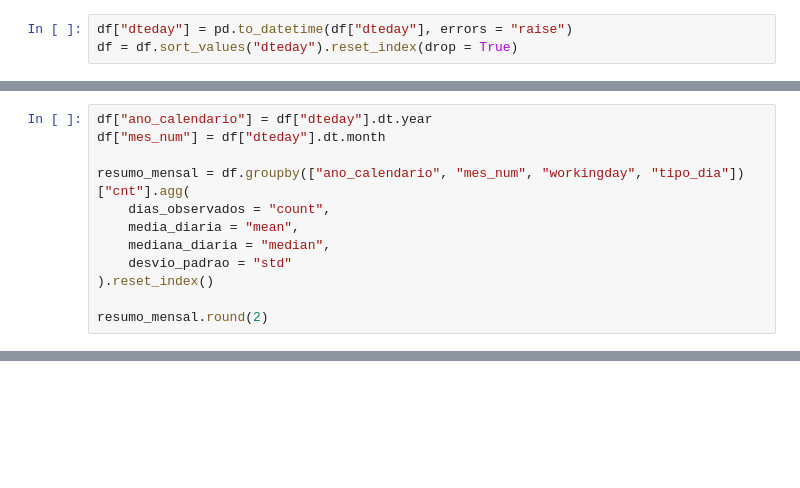
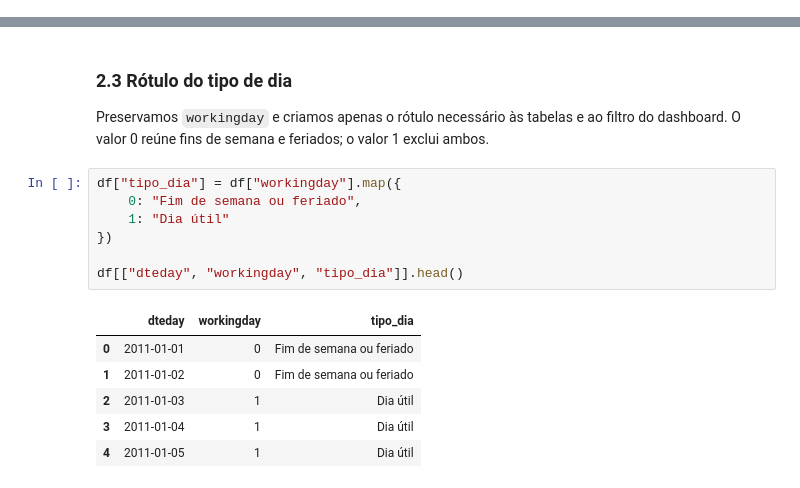
Before and after one commit to renancesupa/projeto-dashboard, a Jupyter notebook: notebooks/analise_bicicletas.ipynb, the cells around one changed output, grey strips where cells are left out. Saved outputs shown, nothing was run; the diff lists cells and outputs as text; blank space fills up the shorter version.

```diff
--- a/notebooks/analise_bicicletas.ipynb
+++ b/notebooks/analise_bicicletas.ipynb
@@ -77,3 +33,0 @@ As colunas originais são mantidas: apenas o tipo de `dteday` e a ordenação s
-# %%
-df["dteday"] = pd.to_datetime(df["dteday"], errors = "raise")
-df = df.sort_values("dteday").reset_index(drop = True)
@@ -307,12 +62,0 @@ São criadas `ano_calendario` e `mes_num` a partir da data, mantendo `yr` e `mnt
-# %%
-df["ano_calendario"] = df["dteday"].dt.year
-df["mes_num"] = df["dteday"].dt.month
-
-resumo_mensal = df.groupby(["ano_calendario", "mes_num", "workingday", "tipo_dia"])["cnt"].agg(
-    dias_observados = "count",
-    media_diaria = "mean",
-    mediana_diaria = "median",
-    desvio_padrao = "std"
-).reset_index()
-
-resumo_mensal.round(2)
@@ -581,0 +83,18 @@ Não há saídas de testes, intervalos ou modelos, nem comparações dos perfis
+# %% [markdown]
+### 2.3 Rótulo do tipo de dia
+
+Preservamos `workingday` e criamos apenas o rótulo necessário às tabelas e ao filtro do dashboard. O valor 0 reúne fins de semana e feriados; o valor 1 exclui ambos.
+# %%
+df["tipo_dia"] = df["workingday"].map({
+    0: "Fim de semana ou feriado",
+    1: "Dia útil"
+})
+
+df[["dteday", "workingday", "tipo_dia"]].head()
+# %% [output]
+|  | dteday | workingday | tipo_dia |
+| 0 | 2011-01-01 | 0 | Fim de semana ou feriado |
+| 1 | 2011-01-02 | 0 | Fim de semana ou feriado |
+| 2 | 2011-01-03 | 1 | Dia útil |
+| 3 | 2011-01-04 | 1 | Dia útil |
+| 4 | 2011-01-05 | 1 | Dia útil |
```
Also changed, not shown: parts of 64 cells of this notebook, 2 other files.
